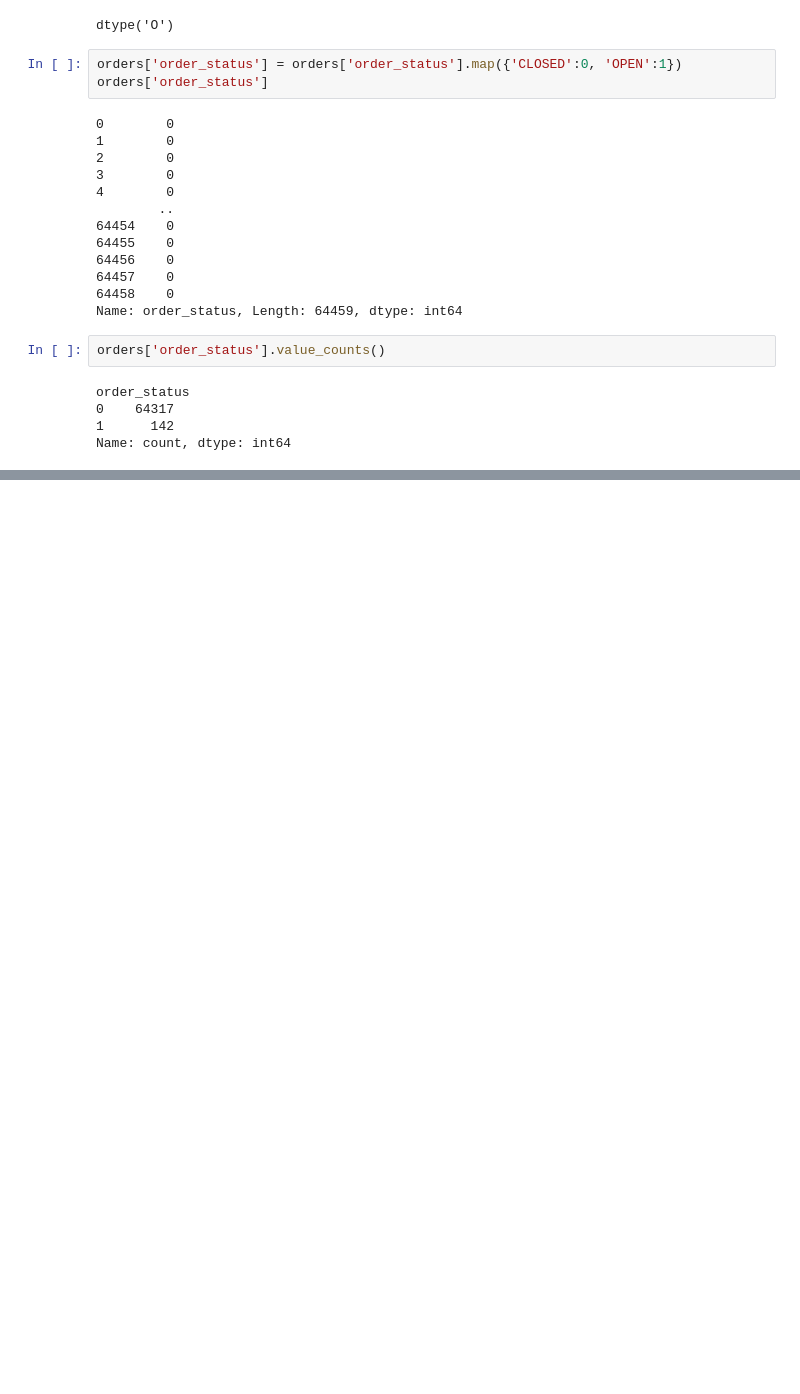
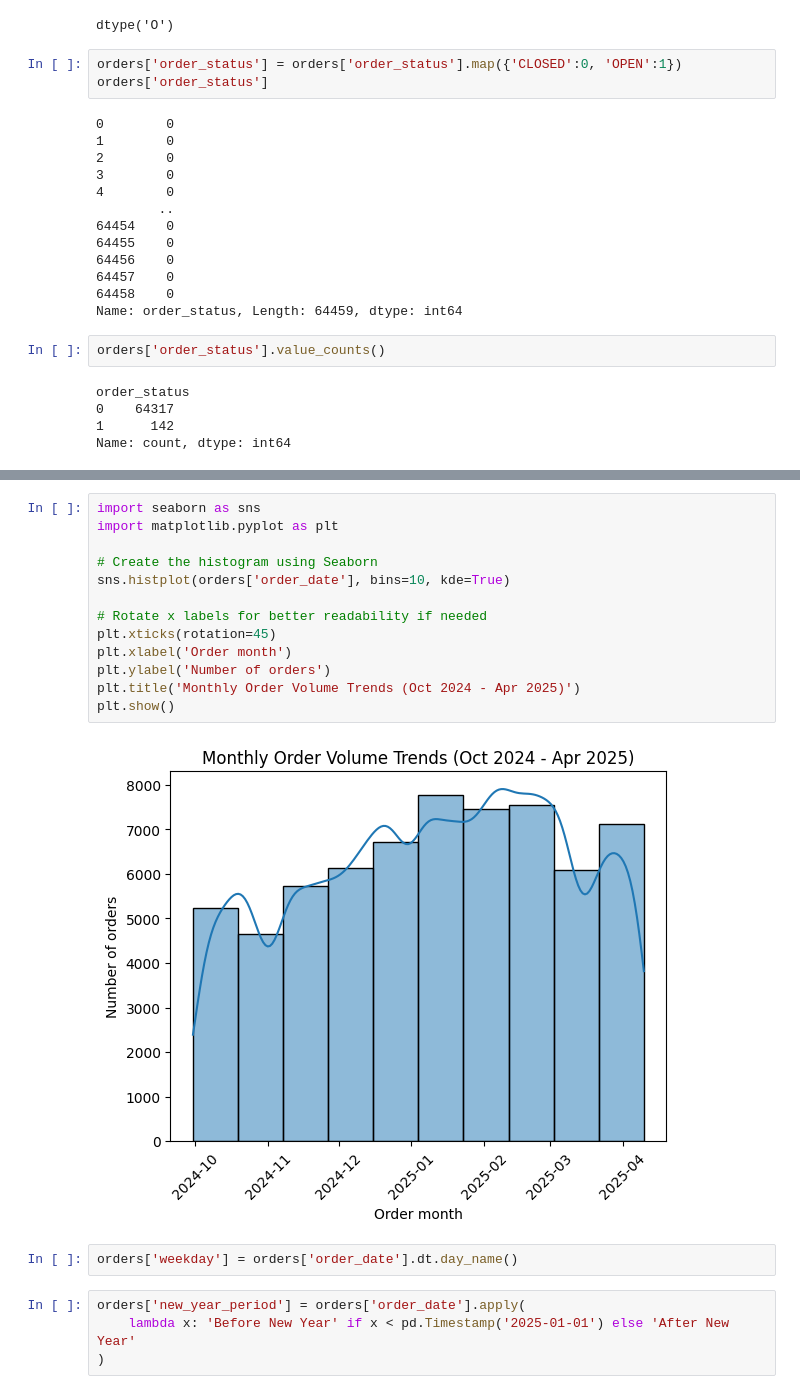
Before and after one commit to RujhaanTaneja/UnORG-SC-DS-MID-PREP_TEAM_HYPERION_Submission, a Jupyter notebook: Krish'sCodeFiles/Model.ipynb, the cells around one changed output, grey strips where cells are left out. Saved outputs shown, nothing was run; the diff lists cells and outputs as text; blank space fills up the shorter version.

```diff
--- a/Krish'sCodeFiles/Model.ipynb
+++ b/Krish'sCodeFiles/Model.ipynb
@@ -243,0 +351,21 @@ orders.describe()
+# %%
+import seaborn as sns
+import matplotlib.pyplot as plt
+
+# Create the histogram using Seaborn
+sns.histplot(orders['order_date'], bins=10, kde=True)
+
+# Rotate x labels for better readability if needed
+plt.xticks(rotation=45)
+plt.xlabel('Order month')
+plt.ylabel('Number of orders')
+plt.title('Monthly Order Volume Trends (Oct 2024 - Apr 2025)')
+plt.show()
+# %% [output]
+[figure, added]
+# %%
+orders['weekday'] = orders['order_date'].dt.day_name()
+# %%
+orders['new_year_period'] = orders['order_date'].apply(
+    lambda x: 'Before New Year' if x < pd.Timestamp('2025-01-01') else 'After New Year'
+)
```
Also changed, not shown: parts of 41 cells of this notebook.
